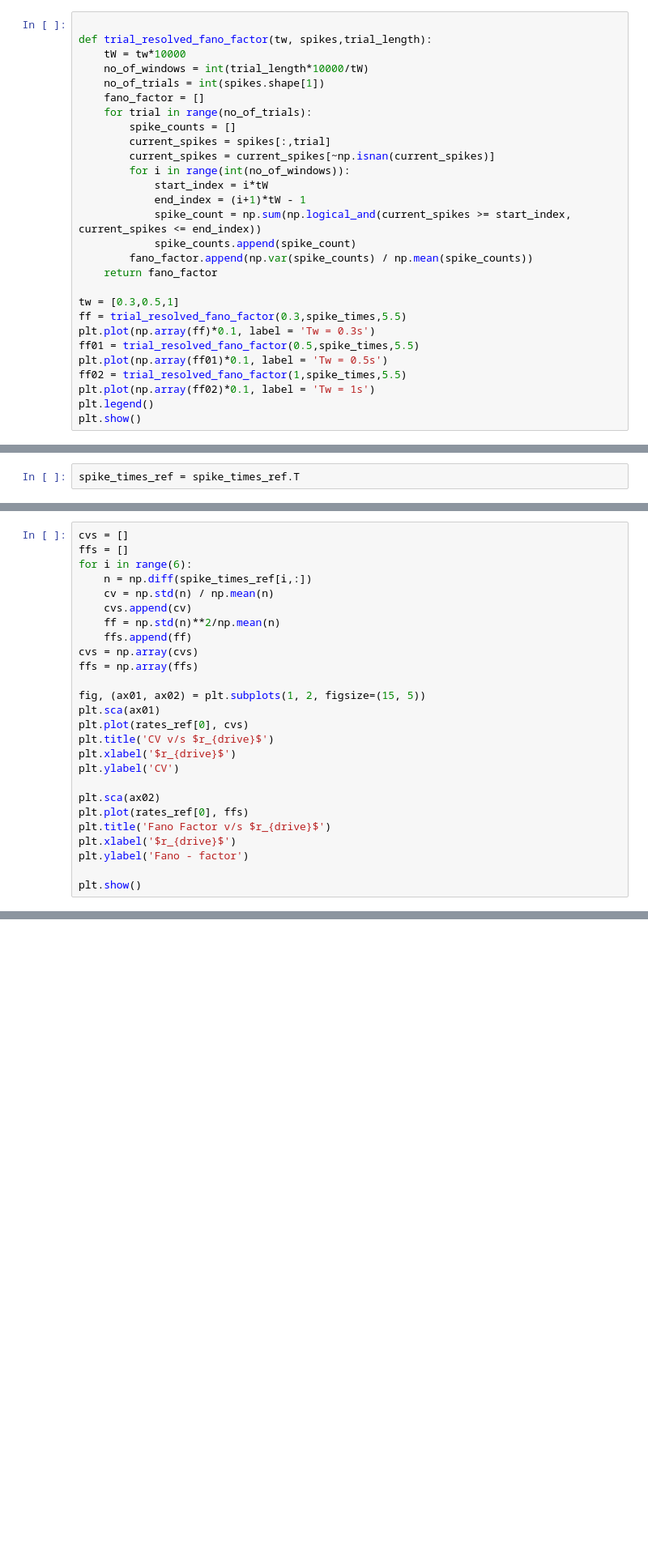
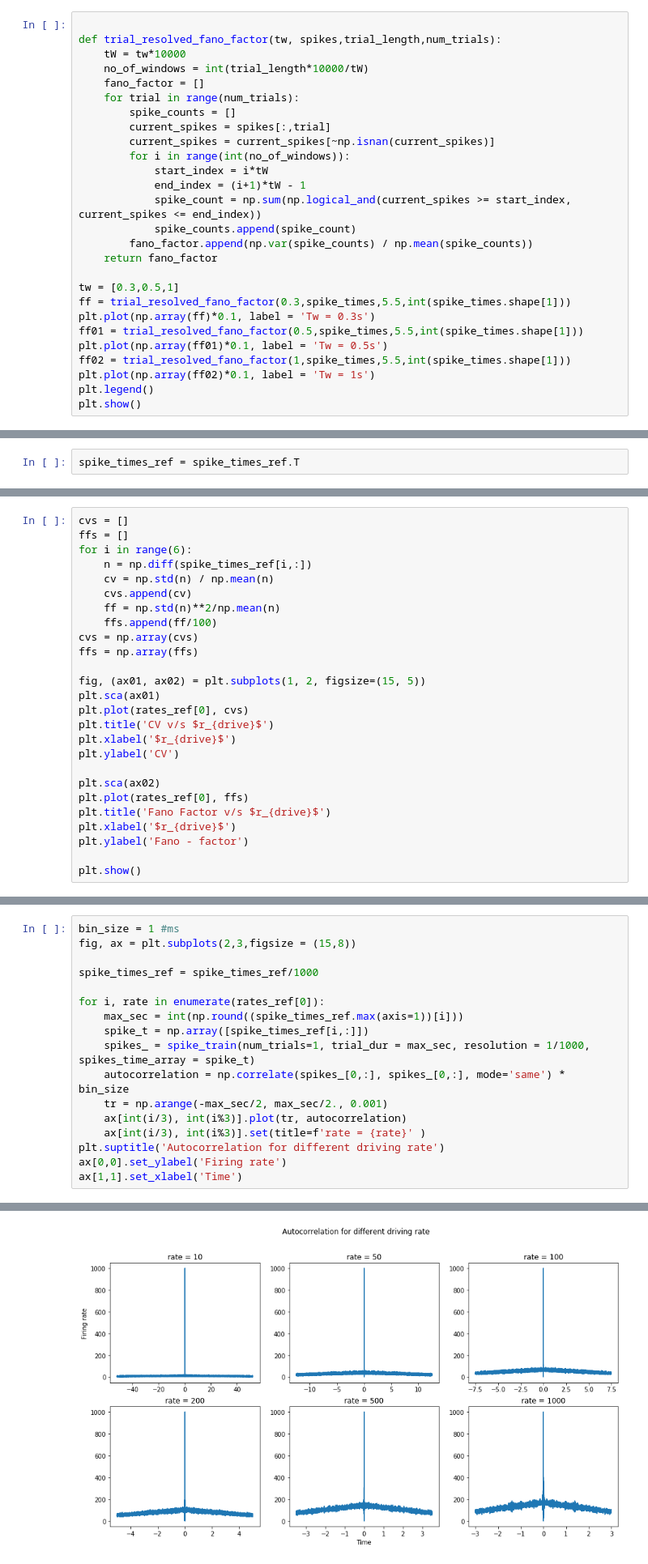
Before and after one commit to SudeshnaBora/aand_numerical, a Jupyter notebook: AAND_Assignment03.ipynb, the cells around one changed output, grey strips where cells are left out. Shown at 81% size. Drawn from its saved outputs; the diff is of its cells as text; blank space fills up the shorter version.

```diff
--- a/AAND_Assignment03.ipynb
+++ b/AAND_Assignment03.ipynb
@@ -45,11 +59,10 @@ The CV is 1.3537882337148048
 # %%
 
-def trial_resolved_fano_factor(tw, spikes,trial_length):
+def trial_resolved_fano_factor(tw, spikes,trial_length,num_trials):
     tW = tw*10000
     no_of_windows = int(trial_length*10000/tW)
-    no_of_trials = int(spikes.shape[1])
     fano_factor = []
-    for trial in range(no_of_trials):
+    for trial in range(num_trials):
         spike_counts = []
         current_spikes = spikes[:,trial]
         current_spikes = current_spikes[~np.isnan(current_spikes)]
@@ -62,11 +75,11 @@ def trial_resolved_fano_factor(tw, spikes,trial_length):
     return fano_factor
 
 tw = [0.3,0.5,1]
-ff = trial_resolved_fano_factor(0.3,spike_times,5.5)
+ff = trial_resolved_fano_factor(0.3,spike_times,5.5,int(spike_times.shape[1]))
 plt.plot(np.array(ff)*0.1, label = 'Tw = 0.3s')
-ff01 = trial_resolved_fano_factor(0.5,spike_times,5.5)
+ff01 = trial_resolved_fano_factor(0.5,spike_times,5.5,int(spike_times.shape[1]))
 plt.plot(np.array(ff01)*0.1, label = 'Tw = 0.5s')
-ff02 = trial_resolved_fano_factor(1,spike_times,5.5)
+ff02 = trial_resolved_fano_factor(1,spike_times,5.5,int(spike_times.shape[1]))
 plt.plot(np.array(ff02)*0.1, label = 'Tw = 1s')
 plt.legend()
 plt.show()
@@ -295,7 +322,7 @@ for i in range(6):
     cv = np.std(n) / np.mean(n)
     cvs.append(cv)
     ff = np.std(n)**2/np.mean(n)
-    ffs.append(ff)
+    ffs.append(ff/100)
 cvs = np.array(cvs)
 ffs = np.array(ffs)
 
@@ -334,0 +349,18 @@ plt.show()
+# %%
+bin_size = 1 #ms
+fig, ax = plt.subplots(2,3,figsize = (15,8))
+
+spike_times_ref = spike_times_ref/1000
+
+for i, rate in enumerate(rates_ref[0]):
+    max_sec = int(np.round((spike_times_ref.max(axis=1))[i]))
+    spike_t = np.array([spike_times_ref[i,:]])
+    spikes_ = spike_train(num_trials=1, trial_dur = max_sec, resolution = 1/1000, spikes_time_array = spike_t)
+    autocorrelation = np.correlate(spikes_[0,:], spikes_[0,:], mode='same') * bin_size
+    tr = np.arange(-max_sec/2, max_sec/2., 0.001)
+    ax[int(i/3), int(i%3)].plot(tr, autocorrelation)
+    ax[int(i/3), int(i%3)].set(title=f'rate = {rate}' )
+plt.suptitle('Autocorrelation for different driving rate')
+ax[0,0].set_ylabel('Firing rate')
+ax[1,1].set_xlabel('Time')
+# %% [output]
@@ -334,0 +368 @@ plt.show()
+[figure, added]
```
Also changed, not shown: parts of 25 cells of this notebook.
